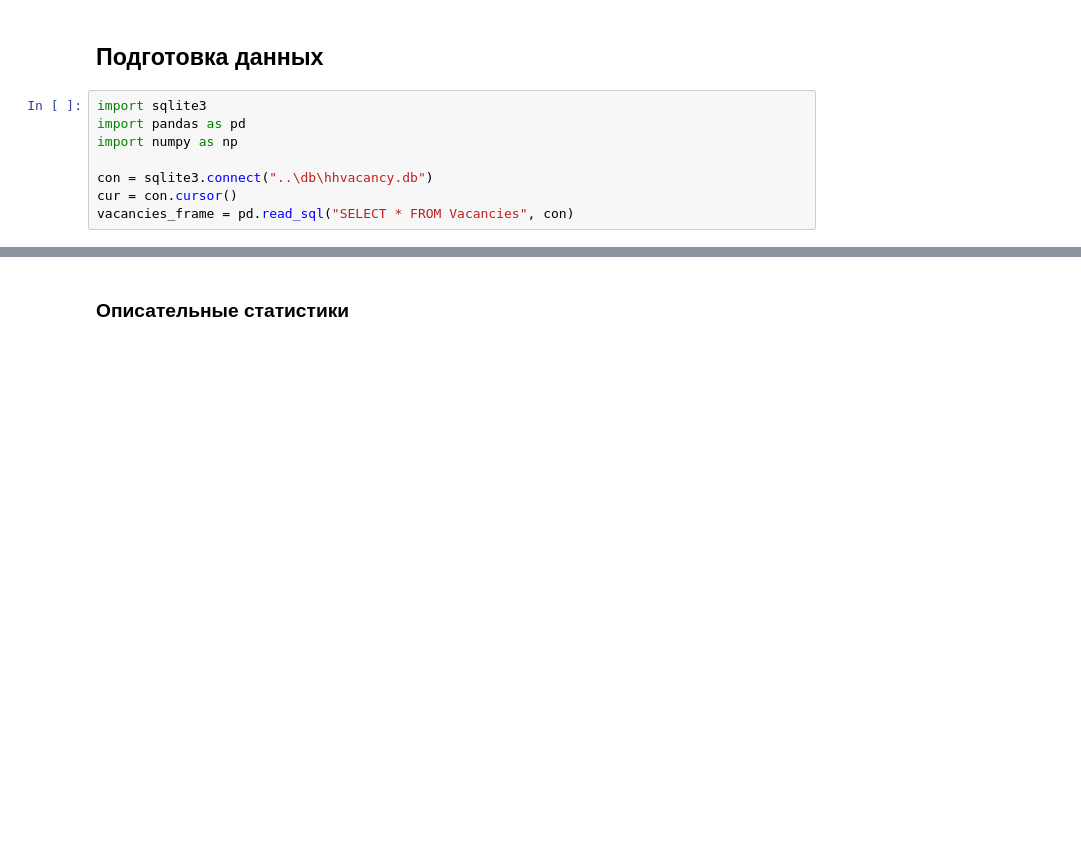
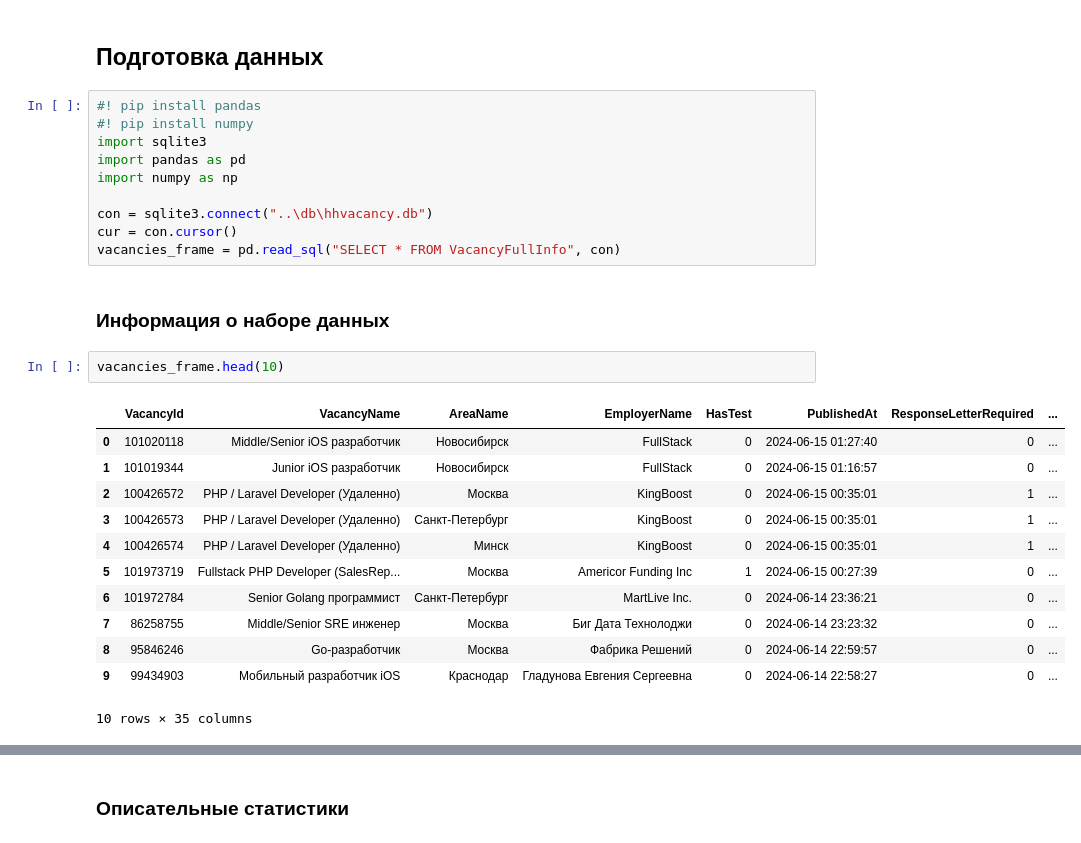
Before and after one commit to AzerQ/HHVacancyAgregate, a Jupyter notebook: HHVacancyAnalyzer/StaticAnalyze/app/HhVacncyAnalyze.ipynb, the cells around one changed output, grey strips where cells are left out. Cells and saved outputs as stored; diff of their text form; blank space fills up the shorter version.

```diff
--- a/HHVacancyAnalyzer/StaticAnalyze/app/HhVacncyAnalyze.ipynb
+++ b/HHVacancyAnalyzer/StaticAnalyze/app/HhVacncyAnalyze.ipynb
@@ -3,10 +3,29 @@
 # %% [markdown]
 ## Подготовка данных
 # %%
+#! pip install pandas
+#! pip install numpy
 import sqlite3
 import pandas as pd
 import numpy as np
 
 con = sqlite3.connect("..\db\hhvacancy.db")
 cur = con.cursor()
-vacancies_frame = pd.read_sql("SELECT * FROM Vacancies", con)
+vacancies_frame = pd.read_sql("SELECT * FROM VacancyFullInfo", con)
+# %% [markdown]
+### Информация о наборе данных
+# %%
+vacancies_frame.head(10)
+# %% [output]
+|  | VacancyId | VacancyName | AreaName | EmployerName | HasTest | PublishedAt | ResponseLetterRequired | ... |
+| 0 | 101020118 | Middle/Senior iOS разработчик | Новосибирск | FullStack | 0 | 2024-06-15 01:27:40 | 0 | ... |
+| 1 | 101019344 | Junior iOS разработчик | Новосибирск | FullStack | 0 | 2024-06-15 01:16:57 | 0 | ... |
+| 2 | 100426572 | PHP / Laravel Developer (Удаленно) | Москва | KingBoost | 0 | 2024-06-15 00:35:01 | 1 | ... |
+| 3 | 100426573 | PHP / Laravel Developer (Удаленно) | Санкт-Петербург | KingBoost | 0 | 2024-06-15 00:35:01 | 1 | ... |
+| 4 | 100426574 | PHP / Laravel Developer (Удаленно) | Минск | KingBoost | 0 | 2024-06-15 00:35:01 | 1 | ... |
+| 5 | 101973719 | Fullstack PHP Developer (SalesRep... | Москва | Americor Funding Inc | 1 | 2024-06-15 00:27:39 | 0 | ... |
+| 6 | 101972784 | Senior Golang программист | Санкт-Петербург | MartLive Inc. | 0 | 2024-06-14 23:36:21 | 0 | ... |
+| 7 | 86258755 | Middle/Senior SRE инженер | Москва | Биг Дата Технолоджи | 0 | 2024-06-14 23:23:32 | 0 | ... |
+| 8 | 95846246 | Go-разработчик | Москва | Фабрика Решений | 0 | 2024-06-14 22:59:57 | 0 | ... |
+| 9 | 99434903 | Мобильный разработчик iOS | Краснодар | Гладунова Евгения Сергеевна | 0 | 2024-06-14 22:58:27 | 0 | ... |
+10 rows × 35 columns
```
Also changed, not shown: parts of 7 cells of this notebook, 7 other files.
